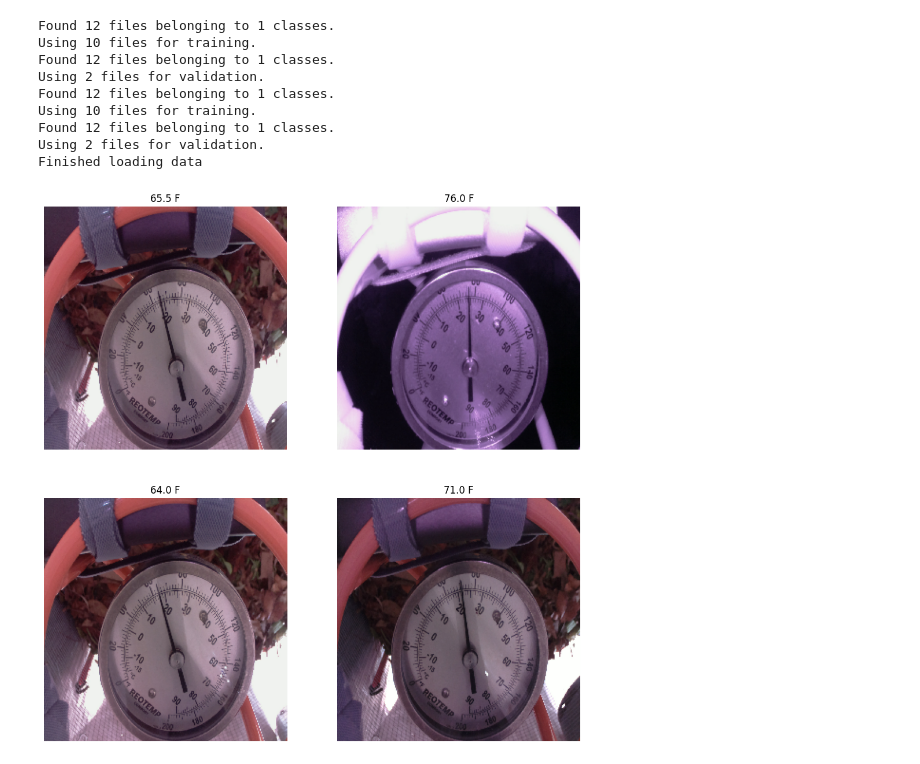
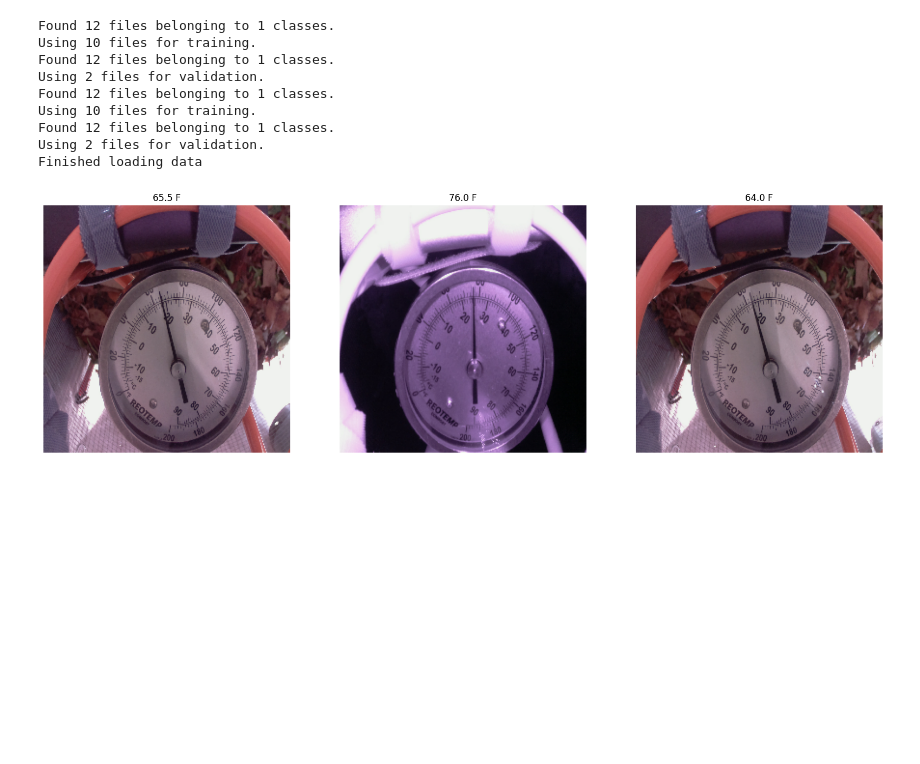
Before and after one commit to ptr-dorjin/dl-temp-dial, a Jupyter notebook: dl-temp-dial.ipynb, the cells around one changed output. Cells and saved outputs as stored; diff of their text form; code cells hidden in the pictures; blank space fills up the shorter version.

```diff
--- a/dl-temp-dial.ipynb
+++ b/dl-temp-dial.ipynb
@@ -1,5 +1,4 @@
 # %%
-import os
 import numpy as np
 from PIL import Image
 import matplotlib.pyplot as plt
@@ -10,18 +9,13 @@ SEED = 42
 
 IMAGES_PATH = "/home/peter/Pictures/thermometer-photos/flat/"
 
-def normalize_image(image):
-    # standardize
-    image = image / 255.
-    # convert to 1D array
-    image = image.reshape(-1).T
-    return image
 
 def load_dataset():
     x_train = tf.keras.utils.image_dataset_from_directory(
         IMAGES_PATH,
         labels=None,
         label_mode=None,
+        batch_size=None,
         seed=SEED,
         validation_split=TEST_SPLIT,
         subset="training",
@@ -30,6 +24,7 @@ def load_dataset():
         IMAGES_PATH,
         labels=None,
         label_mode=None,
+        batch_size=None,
         seed=SEED,
         validation_split=TEST_SPLIT,
         subset="validation",
@@ -38,6 +33,7 @@ def load_dataset():
         IMAGES_PATH,
         labels=None,
         label_mode=None,
+        batch_size=None,
         seed=SEED,
         validation_split=TEST_SPLIT,
         subset="training",
@@ -46,31 +42,49 @@ def load_dataset():
         IMAGES_PATH,
         labels=None,
         label_mode=None,
+        batch_size=None,
         seed=SEED,
         validation_split=TEST_SPLIT,
         subset="validation",
     )
     return x_train, x_test, y_train, y_test
-
-x_train, x_test, y_train, y_test = load_dataset()
-
-print("Finished loading data")
-
-plt.figure(figsize=(12, 12))
-for images, labels in tf.data.Dataset.zip((x_train.take(1), y_train.take(1))):
-    for i in range(4):
-        plt.subplot(2, 2, i + 1)
-        plt.imshow(images[i].numpy().astype("uint8"))
-        plt.title(f"{float(labels[i].numpy())} F")
-        plt.axis("off")
-# %% [output]
-Found 12 files belonging to 1 classes.
-Using 10 files for training.
-Found 12 files belonging to 1 classes.
-Using 2 files for validation.
-Found 12 files belonging to 1 classes.
-Using 10 files for training.
-Found 12 files belonging to 1 classes.
-Using 2 files for validation.
-Finished loading data
-[figure, removed]
+# %%
+x_train, x_test, y_train, y_test = load_dataset()
+
+print("Finished loading data")
+
+y_train = y_train.map(lambda x: tf.strings.to_number(x))
+y_test = y_test.map(lambda x: tf.strings.to_number(x))
+
+# Print out 3 images with labels
+plt.figure(figsize=(20, 20))
+i = 0
+for image, label in tf.data.Dataset.zip((x_train, y_train)).take(3):
+    i += 1
+    plt.subplot(1, 3, i)
+    plt.imshow(image.numpy().astype("uint8"))
+    plt.title(f"{label.numpy()} F")
+    plt.axis("off")
+
+
+def normalize_image(img: np.ndarray):
+    # standardize
+    img = img / 255.
+    # convert to 1D array
+    img = img.reshape(-1).T
+    return img
+
+
+x_train = x_train.map(lambda img: tf.numpy_function(normalize_image, inp=[img], Tout=[tf.float32]))
+x_test = x_test.map(lambda img: tf.numpy_function(normalize_image, inp=[img], Tout=[tf.float32]))
+# %% [output]
+Found 12 files belonging to 1 classes.
+Using 10 files for training.
+Found 12 files belonging to 1 classes.
+Using 2 files for validation.
+Found 12 files belonging to 1 classes.
+Using 10 files for training.
+Found 12 files belonging to 1 classes.
+Using 2 files for validation.
+Finished loading data
+[figure, added]
```
